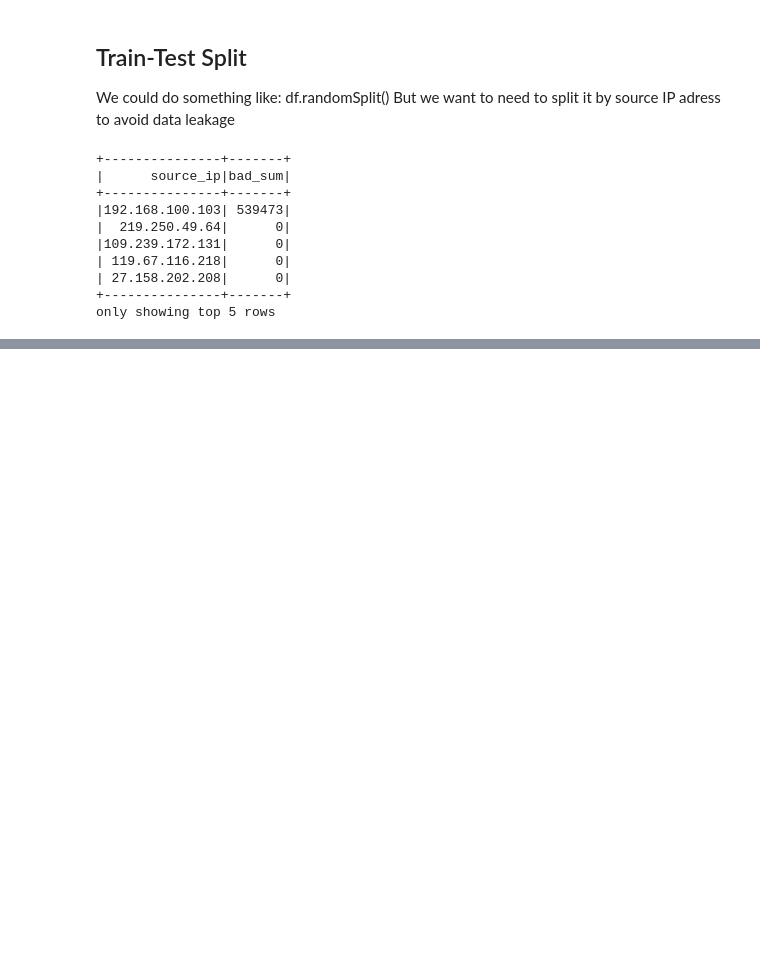
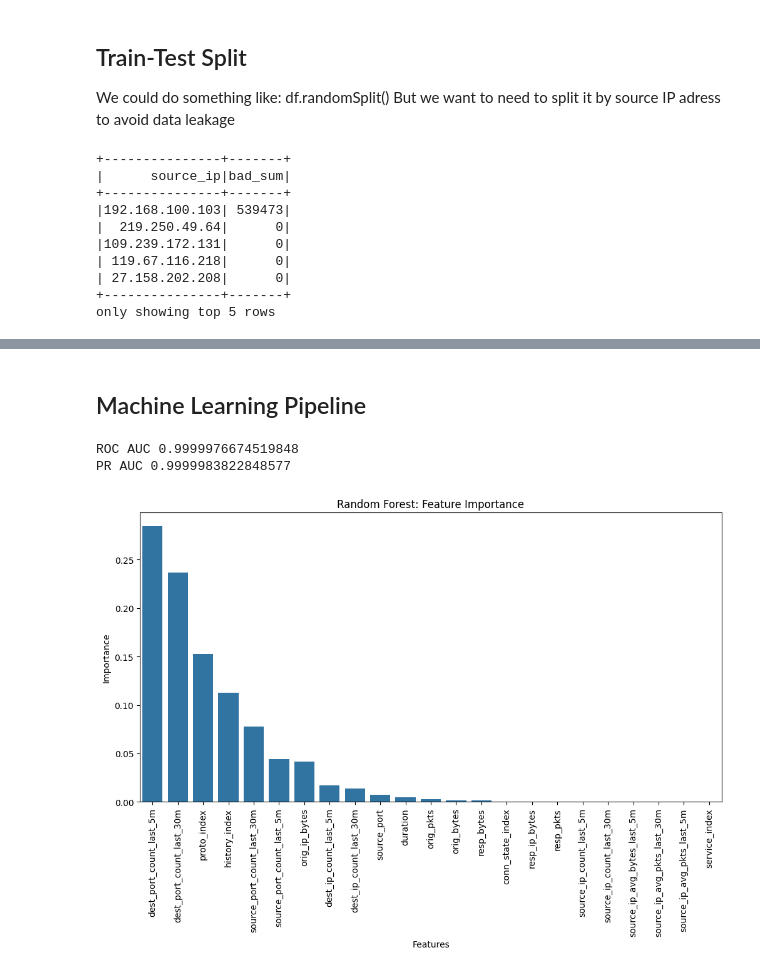
Before and after one commit to glopezzz/pyspark, a Jupyter notebook: spark_feature_engineering.ipynb, the cells around one changed output, grey strips where cells are left out. Saved outputs shown, nothing was run; the diff lists cells and outputs as text; code cells hidden in the pictures; blank space fills up the shorter version.

Commit message:
trained and evaluated model

```diff
--- a/spark_feature_engineering.ipynb
+++ b/spark_feature_engineering.ipynb
@@ -176,7 +227,10 @@ df_feat_eng.dtypes
 numerical_cols = []
 categorical_cols = []
 for col, dtype in df_feat_eng.dtypes:
+    if col in ['ts','spurce_port','dest_port','is_bad']:
+        continue
     if dtype in ['int', 'bigint', 'float', 'double', 'decimal']:
         numerical_cols.append(col)
     elif dtype == 'string':
         categorical_cols.append(col)
+print(numerical_cols, categorical_cols)
@@ -309 +347,3 @@ Testing Data Distribution:
 +---------+------+
+# %% [markdown]
+## Machine Learning Pipeline
@@ -309,0 +354,47 @@ Testing Data Distribution:
+# %%
+categorical_cols_indexed = [col + '_index' for col in categorical_cols]
+input_features = numerical_cols + categorical_cols_indexed
+
+# Label encode for the categorical features
+ind = StringIndexer(inputCols=categorical_cols, outputCols=categorical_cols_indexed, handleInvalid='skip')
+# Spark operates ML on vectors. VectorAssemblers transforms all features into vectors for the ML engine
+va = VectorAssembler(inputCols=input_features, outputCol='features', handleInvalid='skip')
+# Just a Random Forest Classifier
+rf = RandomForestClassifier(featuresCol='features', labelCol='is_bad', numTrees=100)
+
+pipeline = Pipeline(stages=[ind, va, rf])
+# %%
+pipeline = pipeline.fit(train_df)
+test_preds = pipeline.transform(test_df)
+# %%
+from pyspark.ml.evaluation import BinaryClassificationEvaluator
+
+roc = BinaryClassificationEvaluator(labelCol='is_bad', metricName='areaUnderROC')
+print('ROC AUC', roc.evaluate(test_preds))
+
+pr = BinaryClassificationEvaluator(labelCol='is_bad', metricName='areaUnderPR')
+print('PR AUC', pr.evaluate(test_preds))
+# %% [output]
+ROC AUC 0.9999976674519848
+PR AUC 0.9999983822848577
+# %%
+import pandas as pd
+from matplotlib import pyplot as plt
+import seaborn as sns
+
+df_feature_importance = pd.DataFrame(
+    {
+        'Importance' : pipeline.stages[-1].featureImportances.values,
+        'Features' : pipeline.stages[-2].getInputCols(),
+    }
+).sort_values("Importance", ascending=False)
+
+plt.figure(figsize=(12,6))
+sns.barplot(data=df_feature_importance,
+            x='Features',
+            y='Importance')
+plt.title('Random Forest: Feature Importance')
+plt.xticks(rotation=90)
+plt.show()
+# %% [output]
+[figure, added]
```
Also changed, not shown: parts of 9 cells of this notebook, 28 other files.
